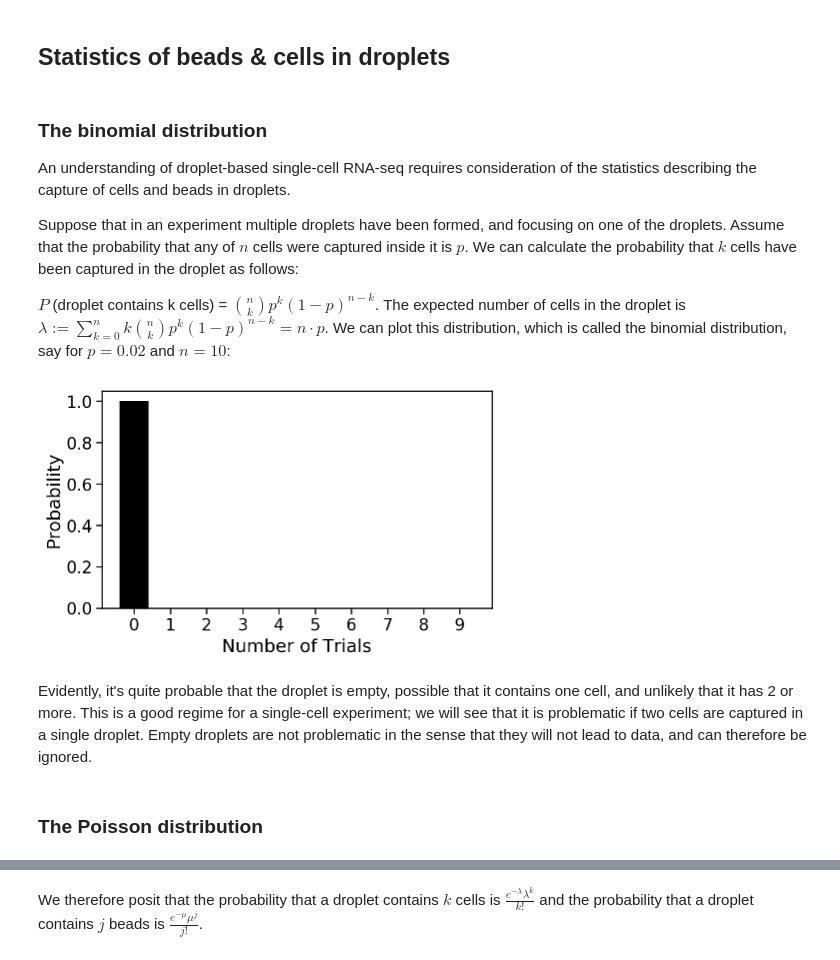
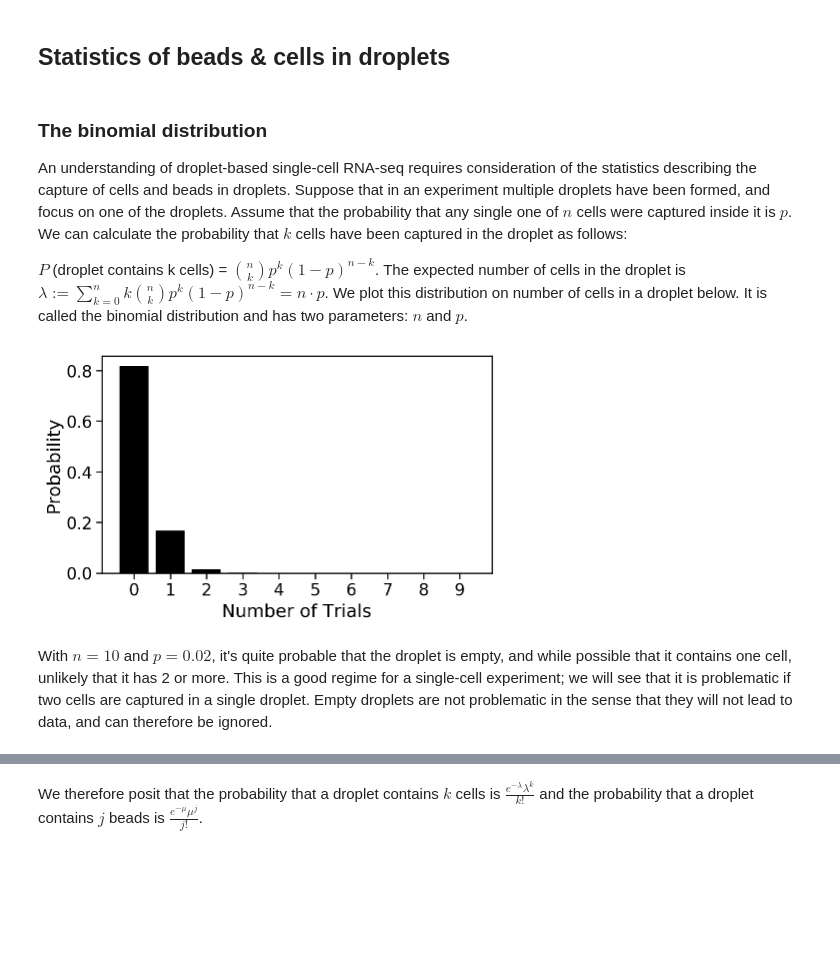
Before and after one commit to pachterlab/kallistobustools, a Jupyter notebook: notebooks/Introduction_single_cell_RNA_seq.ipynb, the cells around one changed output, grey strips where cells are left out. Drawn from its saved outputs; the diff is of its cells as text; code cells hidden in the pictures; blank space fills up the shorter version.

```diff
--- a/notebooks/Introduction_single_cell_RNA_seq.ipynb
+++ b/notebooks/Introduction_single_cell_RNA_seq.ipynb
@@ -240,30 +249,26 @@ In order to assay the transcriptomes of individual cells with droplet-based sing
 # %% [markdown]
 ### The binomial distribution
 
-An understanding of droplet-based single-cell RNA-seq requires consideration of the statistics describing the capture of cells and beads in droplets.
+An understanding of droplet-based single-cell RNA-seq requires consideration of the statistics describing the capture of cells and beads in droplets. Suppose that in an experiment multiple droplets have been formed, and focus on one of the droplets. Assume that the probability that any single one of $n$ cells were captured inside it is $p$. We can calculate the probability that $k$ cells have been captured in the droplet as follows:
 
-Suppose that in an experiment multiple droplets have been formed, and focusing on one of the droplets. Assume that the probability that any of $n$ cells were captured inside it is $p$. We can calculate the probability that $k$ cells have been captured in the droplet as follows:
-
-$P$ (droplet contains k cells) = $\binom{n}{k}p^k(1-p)^{n-k}$. The expected number of cells in the droplet is $\lambda := \sum_{k=0}^n k \binom{n}{k}p^k(1-p)^{n-k} = n \cdot p$. We can plot this distribution, which is called the binomial distribution, say for $p=0.02$ and $n=10$:
+$P$ (droplet contains k cells) = $\binom{n}{k}p^k(1-p)^{n-k}$. The expected number of cells in the droplet is $\lambda := \sum_{k=0}^n k \binom{n}{k}p^k(1-p)^{n-k} = n \cdot p$. We plot this distribution on number of cells in a droplet below. It is called the binomial distribution and has two parameters: $n$ and $p$.
 # %%
 #@title Binomial distribution { run: "auto" }
 n =  10#@param {type:"integer"}
-p = 0 #@param {type:"slider", min:0, max:1, step:0.01}
+p = 0.02 #@param {type:"slider", min:0, max:1, step:0.01}
 fig, ax = plt.subplots(figsize=(7, 4))
 s = 10
 
 x = np.arange(s)
 y = binom.pmf(x,n,p)
 
 ax.bar(x, y, color="k")
 ax.set_xlabel("Number of Trials")
 ax.set_ylabel("Probability")
 ax.set_xticks(x)
 
 plt.show()
 # %% [output]
-[figure, old version]
+[figure, new version]
 # %% [markdown]
-Evidently, it's quite probable that the droplet is empty, possible that it contains one cell, and unlikely that it has 2 or more. This is a good regime for a single-cell experiment; we will see that it is problematic if two cells are captured in a single droplet. Empty droplets are not problematic in the sense that they will not lead to data, and can therefore be ignored.
+With $n=10$ and $p=0.02$, it's quite probable that the droplet is empty, and while possible that it contains one cell, unlikely that it has 2 or more. This is a good regime for a single-cell experiment; we will see that it is problematic if two cells are captured in a single droplet. Empty droplets are not problematic in the sense that they will not lead to data, and can therefore be ignored.
-# %% [markdown]
-### The Poisson distribution
```
Also changed, not shown: parts of 37 cells of this notebook.
